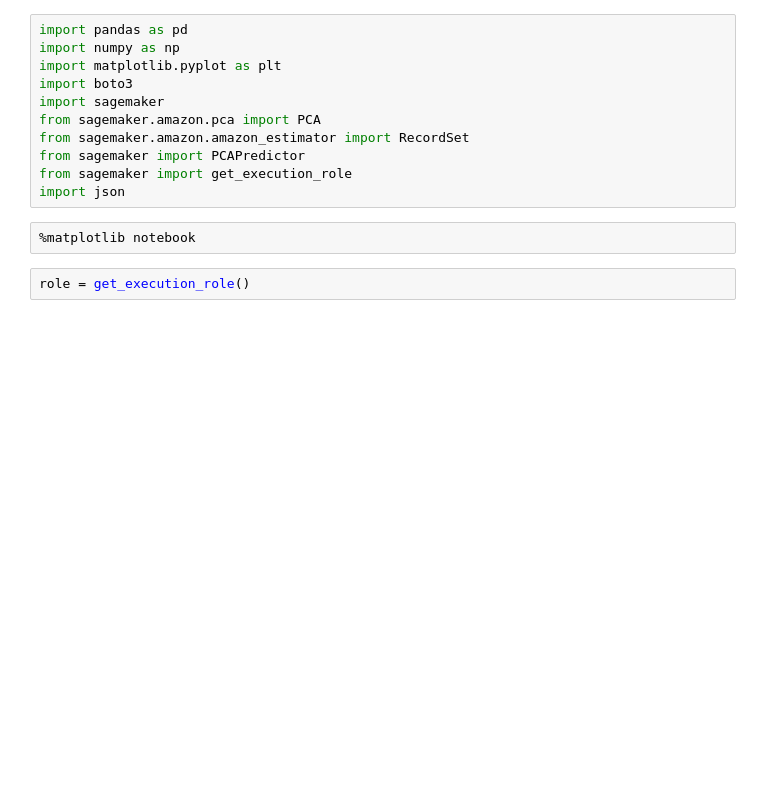
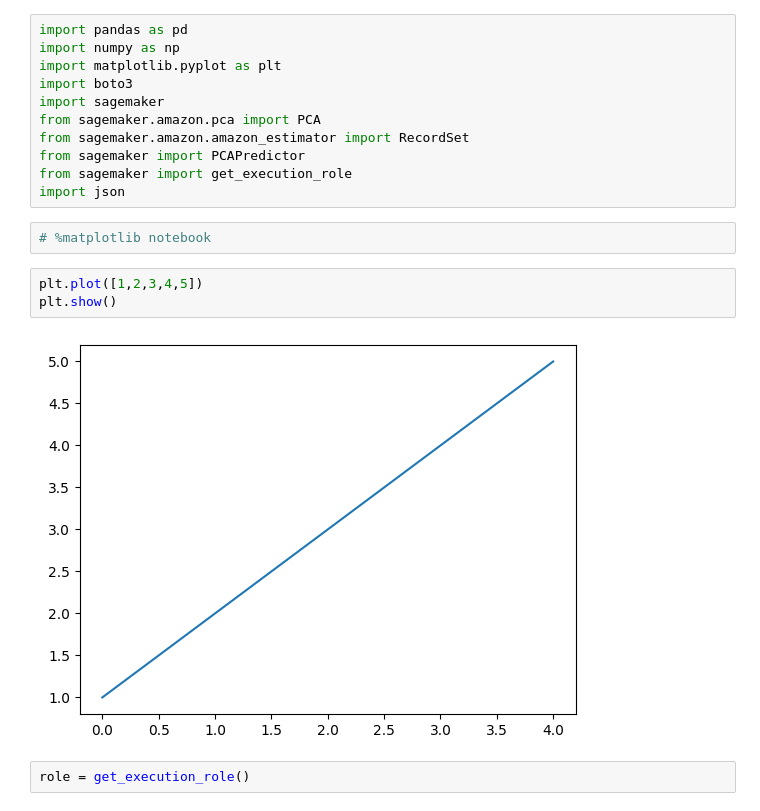
Before and after one commit to cdk-entest/sagemaker-pca, a Jupyter notebook: pca-ecg.ipynb, the cells around one changed output. Cells and saved outputs as stored; diff of their text form; blank space fills up the shorter version.

Commit message:
test pca notebook

```diff
--- a/pca-ecg.ipynb
+++ b/pca-ecg.ipynb
@@ -15,7 +20,12 @@ from sagemaker import PCAPredictor
 from sagemaker import get_execution_role
 import json
 # %%
-%matplotlib notebook
+# %matplotlib notebook
+# %%
+plt.plot([1,2,3,4,5])
+plt.show()
+# %% [output]
+[figure, added]
 # %%
 role = get_execution_role()
 # %%
```
Also changed, not shown: parts of 23 cells of this notebook.
